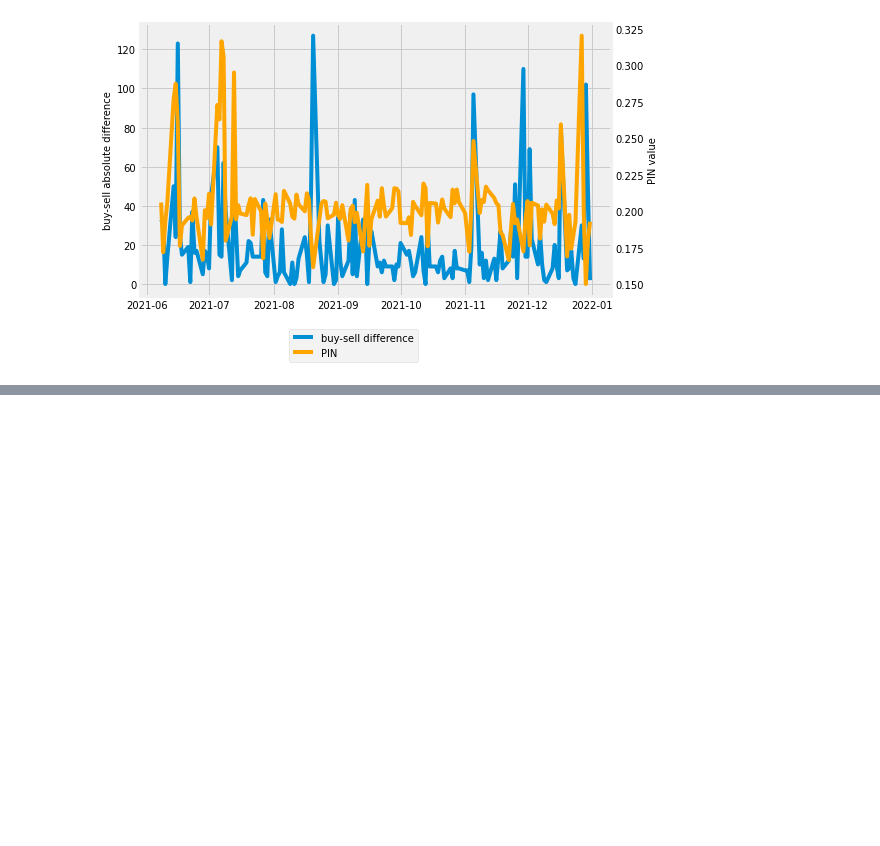
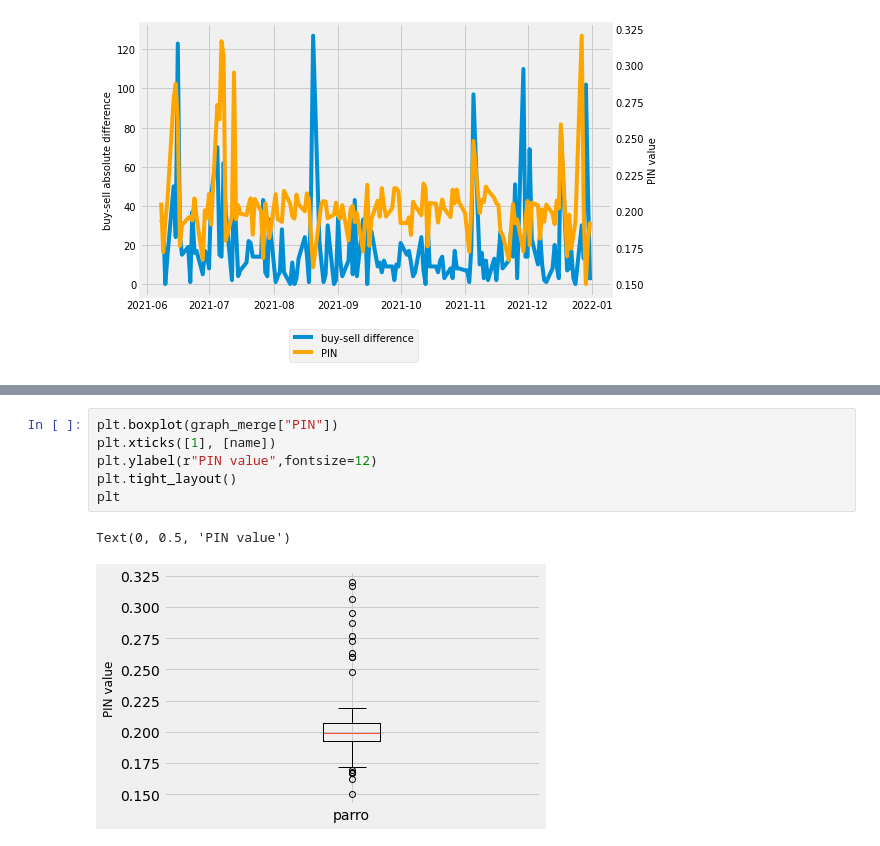
Before and after one commit to GuillaumePv/pin_surrogate_model, a Jupyter notebook: demo.ipynb, the cells around one changed output, grey strips where cells are left out. Drawn from its saved outputs; the diff is of its cells as text; blank space fills up the shorter version.

```diff
--- a/demo.ipynb
+++ b/demo.ipynb
@@ -307,0 +315,9 @@ plt.savefig(folder_results+"/buy_sell_diff_pin.png")
+# %%
+plt.boxplot(graph_merge["PIN"])
+plt.xticks([1], [name])
+plt.ylabel(r"PIN value",fontsize=12)
+plt.tight_layout()
+plt
+# %% [output]
+Text(0, 0.5, 'PIN value')
+[figure, added]
```
Also changed, not shown: parts of 2 cells of this notebook, 57 other files.
